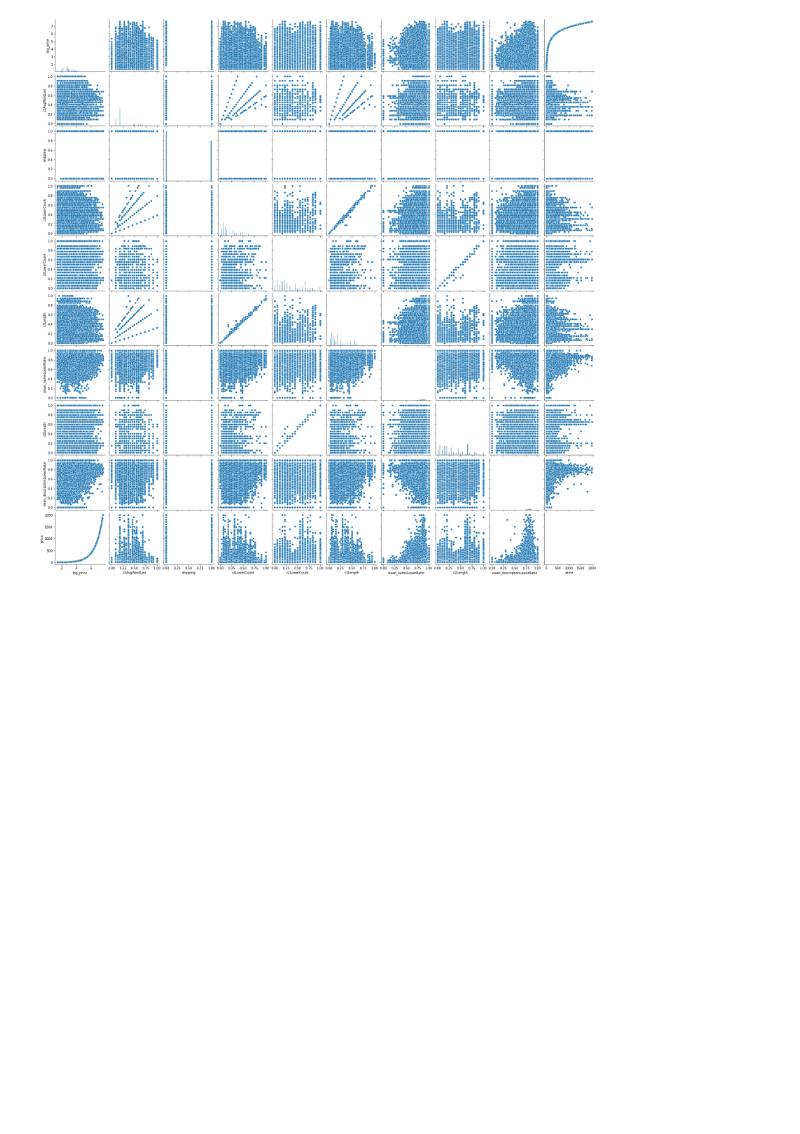
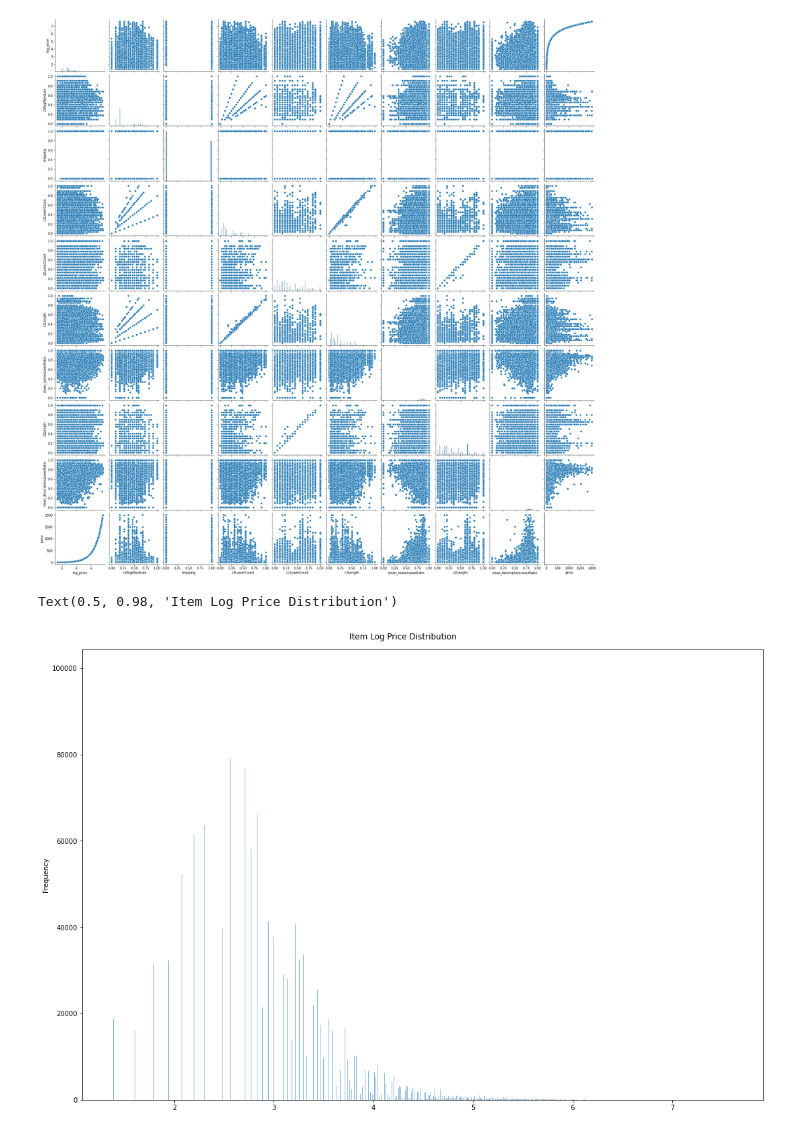
Before and after one commit to DSEI21000-S21/project-product-price-prediction, a Jupyter notebook: EDA_Process.ipynb, the cells around one changed output. Saved outputs shown, nothing was run; the diff lists cells and outputs as text; code cells hidden in the pictures; blank space fills up the shorter version.

```diff
--- a/EDA_Process.ipynb
+++ b/EDA_Process.ipynb
@@ -401,3 +401,9 @@ plot_sort_corr_coeff(sorted_list, num_to_display = 10)
 plot_pair_plot(df, columns = list(sorted_list[1][:9]) + ['price'])
 # %% [output]
 [figure]
+# %%
+df.log_price.plot.hist(bins=1000, alpha=0.5)
+plt.suptitle("Item Log Price Distribution")
+# %% [output]
+Text(0.5, 0.98, 'Item Log Price Distribution')
+[figure, added]
```
Also changed, not shown: 3 other files.
